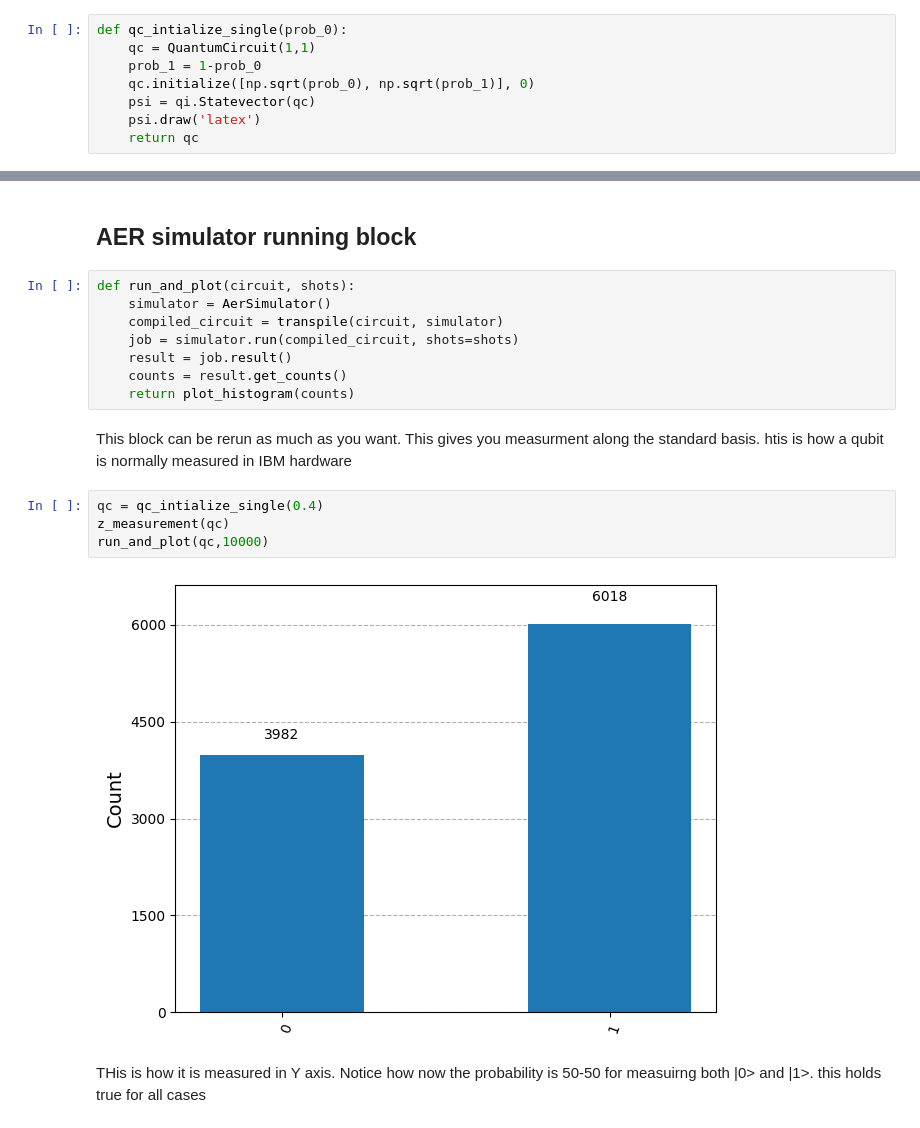
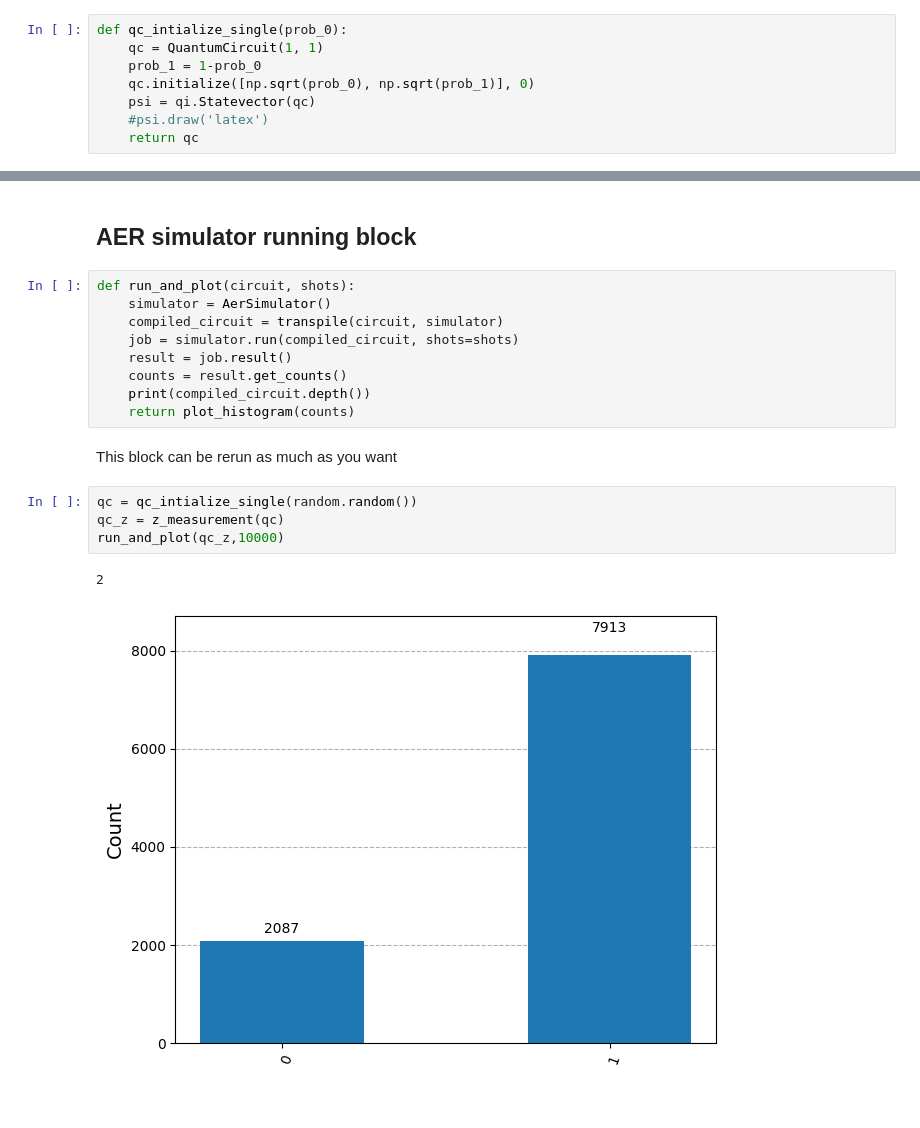
Before and after one commit to Lone-Wolf07/Qubit-Measurment, a Jupyter notebook: Measuring_in_Yaxis.ipynb, the cells around one changed output, grey strips where cells are left out. Drawn from its saved outputs; the diff is of its cells as text.

Commit message:
Added Y and X measurments and also added the random component

```diff
--- a/Measuring_in_Yaxis.ipynb
+++ b/Measuring_in_Yaxis.ipynb
@@ -13,11 +15,11 @@ from qiskit_aer import AerSimulator
 ## Initialize the circuit
 # %%
 def qc_intialize_single(prob_0):
-    qc = QuantumCircuit(1,1)
+    qc = QuantumCircuit(1, 1)
     prob_1 = 1-prob_0
     qc.initialize([np.sqrt(prob_0), np.sqrt(prob_1)], 0)
     psi = qi.Statevector(qc)
-    psi.draw('latex')
+    #psi.draw('latex')
     return qc
 # %% [markdown]
 ## Measuring along Z axis
@@ -44,14 +47,14 @@ def run_and_plot(circuit, shots):
     job = simulator.run(compiled_circuit, shots=shots)
     result = job.result()
     counts = result.get_counts()
+    print(compiled_circuit.depth())
     return plot_histogram(counts)
 # %% [markdown]
-This block can be rerun as much as you want. This gives you measurment along the standard basis. htis is how a qubit is normally measured in IBM hardware
+This block can be rerun as much as you want
 # %%
-qc = qc_intialize_single(0.4)
-z_measurement(qc)
-run_and_plot(qc,10000)
+qc = qc_intialize_single(random.random())
+qc_z = z_measurement(qc)
+run_and_plot(qc_z,10000)
 # %% [output]
+2
-[figure, old version]
+[figure, new version]
-# %% [markdown]
-THis is how it is measured in Y axis. Notice how now the probability is 50-50 for measuirng both |0> and |1>. this holds true for all cases
```
Also changed, not shown: parts of 10 cells of this notebook.
